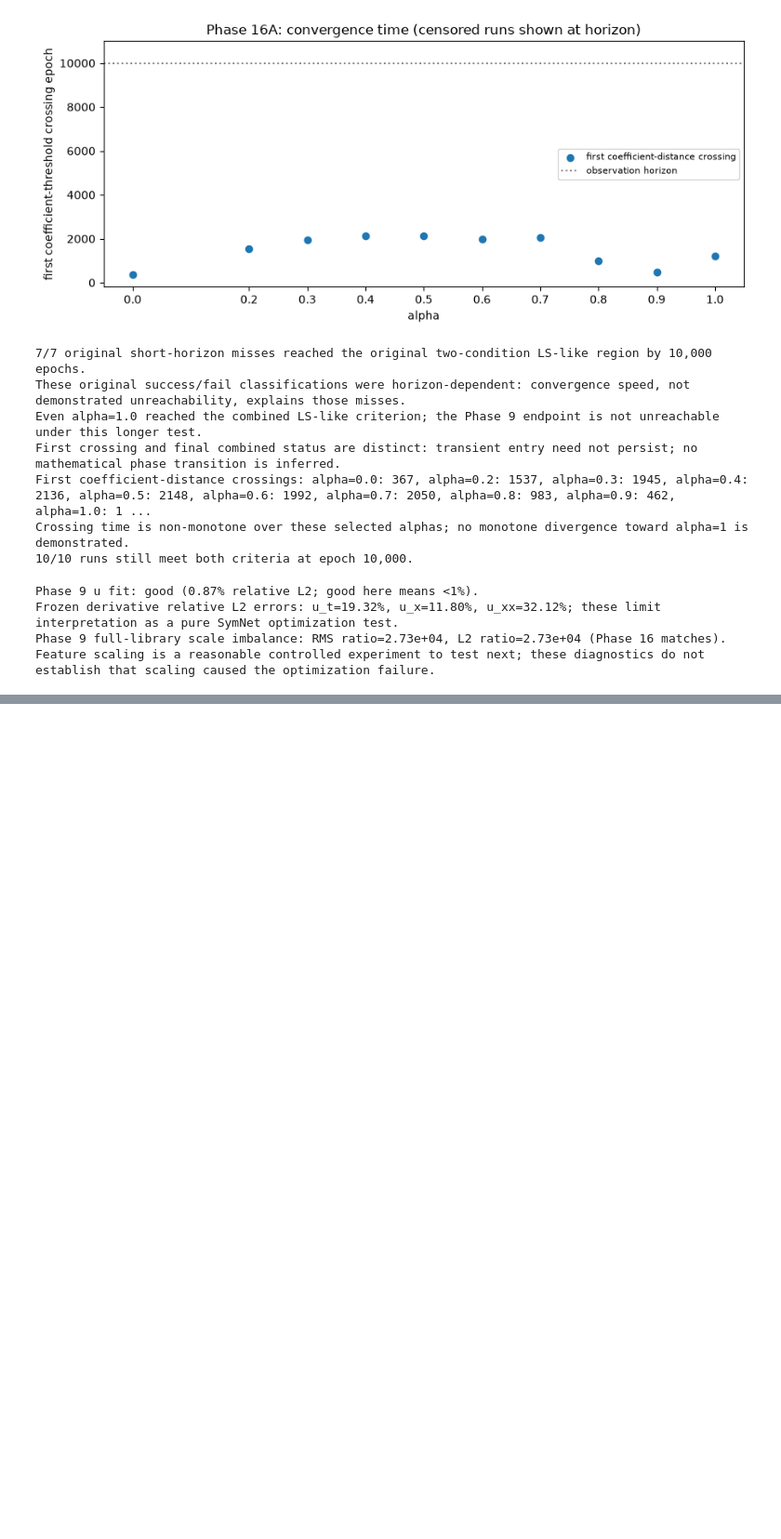
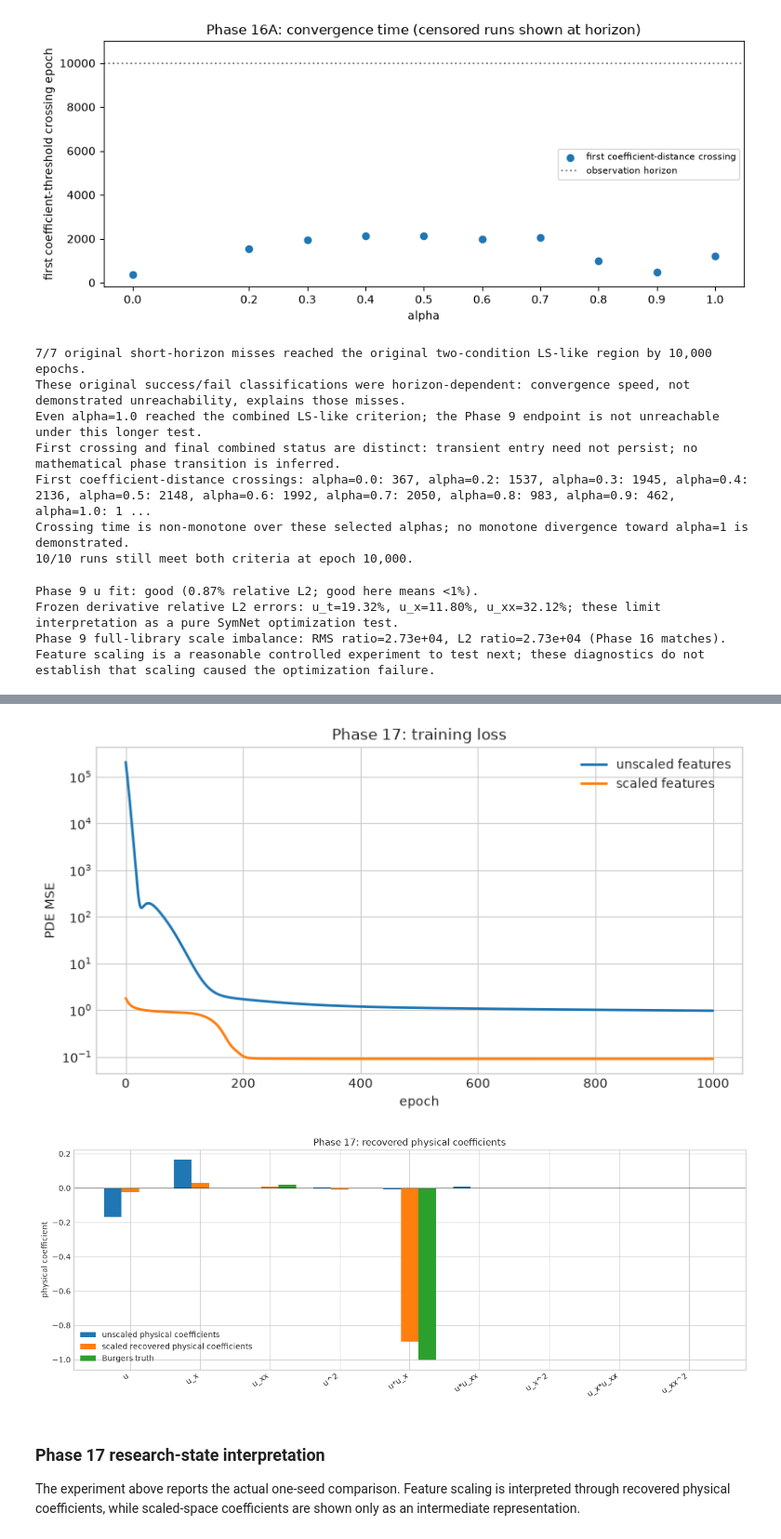
Before and after one commit to ryuFromCaillou/pde_stuff, a Jupyter notebook: notebook/diagnostics/burgers_minimal_discovery_story.ipynb, the cells around one changed output, grey strips where cells are left out. Shown at 93% size. Saved outputs shown, nothing was run; the diff lists cells and outputs as text; code cells hidden in the pictures; blank space fills up the shorter version.

Commit message:
Add Phase 17 feature scaling experiment

```diff
--- a/notebook/diagnostics/burgers_minimal_discovery_story.ipynb
+++ b/notebook/diagnostics/burgers_minimal_discovery_story.ipynb
@@ -3984,0 +4093,14 @@ Feature scaling is a reasonable controlled experiment to test next; these diagno
+# %%
+fig, ax = plt.subplots(figsize=(8, 4.5))
+ax.plot(phase17_unscaled_history["epoch"], phase17_unscaled_history["pde_mse"], label="unscaled features", linewidth=2)
+ax.plot(phase17_scaled_history["epoch"], phase17_scaled_history["pde_mse"], label="scaled features", linewidth=2)
+ax.set_yscale("log"); ax.set(xlabel="epoch", ylabel="PDE MSE", title="Phase 17: training loss"); ax.legend(); plt.tight_layout(); plt.savefig(phase17_output_dir/"training_loss.png",dpi=160,bbox_inches="tight"); plt.show()
+phase17_x=np.arange(len(phase17_feature_names)); phase17_width=.25
+fig,ax=plt.subplots(figsize=(13,5)); ax.bar(phase17_x-phase17_width,phase17_unscaled_xi,phase17_width,label="unscaled physical coefficients"); ax.bar(phase17_x,phase17_scaled_xi,phase17_width,label="scaled recovered physical coefficients"); ax.bar(phase17_x+phase17_width,phase17_truth_xi,phase17_width,label="Burgers truth"); ax.axhline(0,color="black",linewidth=.8); ax.set_xticks(phase17_x,phase17_feature_names,rotation=35,ha="right"); ax.set_ylabel("physical coefficient"); ax.set_title("Phase 17: recovered physical coefficients"); ax.legend(); plt.tight_layout(); plt.savefig(phase17_output_dir/"physical_coefficients.png",dpi=160,bbox_inches="tight"); plt.show()
+# %% [output]
+[figure, added]
+[figure, added]
+# %% [markdown]
+### Phase 17 research-state interpretation
+
+The experiment above reports the actual one-seed comparison. Feature scaling is interpreted through recovered physical coefficients, while scaled-space coefficients are shown only as an intermediate representation.
```
Also changed, not shown: parts of 3 cells of this notebook, 7 other files.
